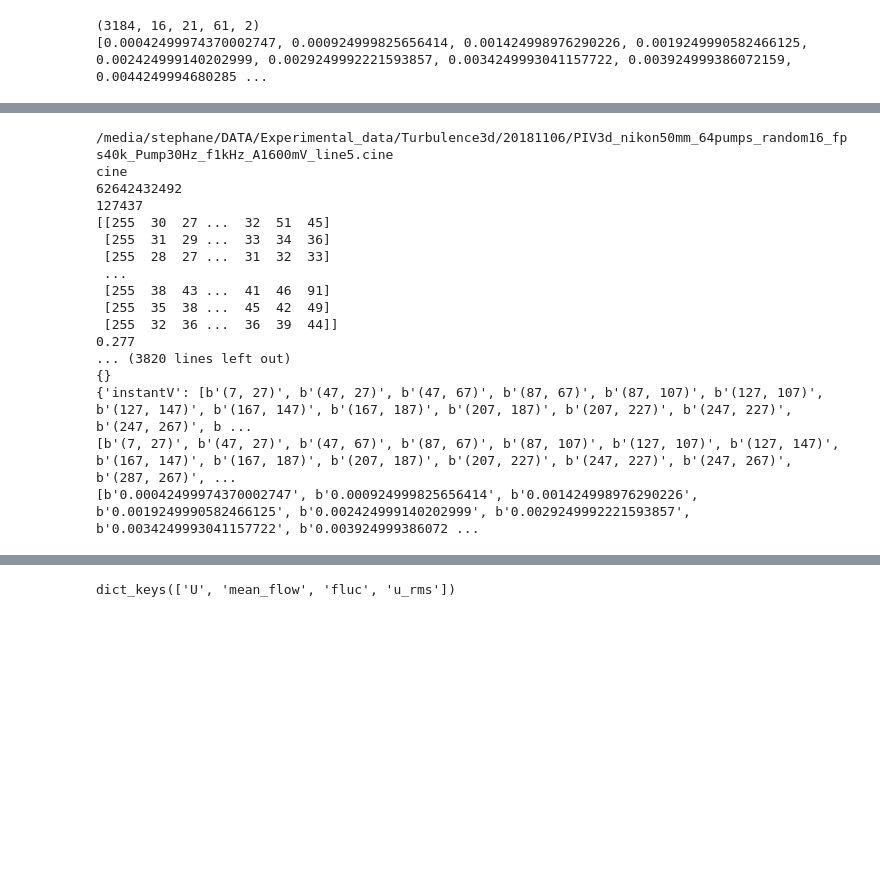
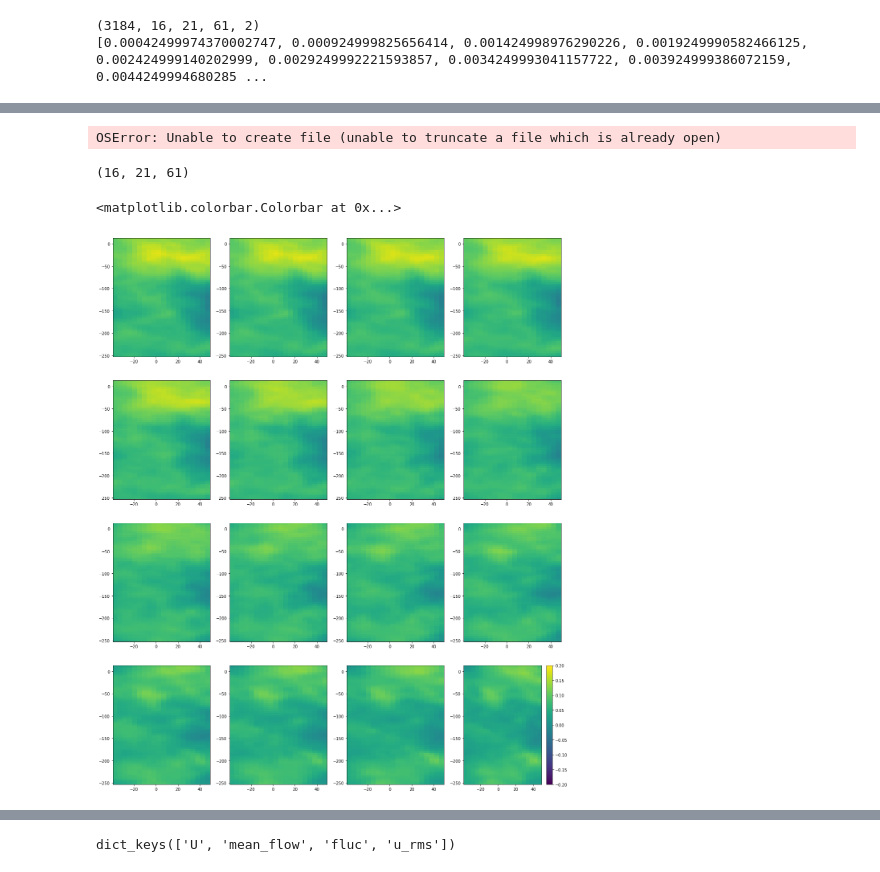
Before and after one commit to PerrardCodes/stephane, a Jupyter notebook: piv3d/Randomjets64_20181106_1_spectrum_increments.ipynb, the cells around one changed output, grey strips where cells are left out. Saved outputs shown, nothing was run; the diff lists cells and outputs as text; code cells hidden in the pictures; blank space fills up the shorter version.

```diff
--- a/piv3d/Randomjets64_20181106_1_spectrum_increments.ipynb
+++ b/piv3d/Randomjets64_20181106_1_spectrum_increments.ipynb
@@ -285,25 +287,9 @@ print(m.Volume.m['tV'])
 # %%
-f = h5pylea.file_name_in_dir(m, os.path.dirname(cinefile)+'/Mesure_20181114/')
+f = h5pylea.file_name_in_dir(m, os.path.dirname(cinefile)+'/Mesure_20181115/')
 h5pylea.obj_in_h5py(m,f)
 f.close()
 # %% [output]
-/media/stephane/DATA/Experimental_data/Turbulence3d/20181106/PIV3d_nikon50mm_64pumps_random16_fps40k_Pump30Hz_f1kHz_A1600mV_line5.cine
-cine
-62642432492
-127437
-[[255  30  27 ...  32  51  45]
- [255  31  29 ...  33  34  36]
- [255  28  27 ...  31  32  33]
- ...
- [255  38  43 ...  41  46  91]
- [255  35  38 ...  45  42  49]
- [255  32  36 ...  36  39  44]]
-0.277
-... (3820 lines left out)
-{}
-{'instantV': [b'(7, 27)', b'(47, 27)', b'(47, 67)', b'(87, 67)', b'(87, 107)', b'(127, 107)', b'(127, 147)', b'(167, 147)', b'(167, 187)', b'(207, 187)', b'(207, 227)', b'(247, 227)', b'(247, 267)', b ...
-[b'(7, 27)', b'(47, 27)', b'(47, 67)', b'(87, 67)', b'(87, 107)', b'(127, 107)', b'(127, 147)', b'(167, 147)', b'(167, 187)', b'(207, 187)', b'(207, 227)', b'(247, 227)', b'(247, 267)', b'(287, 267)', ...
-[b'0.00042499974370002747', b'0.000924999825656414', b'0.001424998976290226', b'0.0019249990582466125', b'0.002424999140202999', b'0.0029249992221593857', b'0.0034249993041157722', b'0.003924999386072 ...
+OSError: Unable to create file (unable to truncate a file which is already open)
 # %%
 f.close()
 # %%
@@ -317,3 +303,31 @@ u_rms = np.sqrt(np.nanmean(fluc[...,0]**2+fluc[...,1]**2 ,axis=0) )
 piv.m['mean_flow'] = mean_flow
 piv.m['fluc'] = fluc
 piv.m['u_rms'] = u_rms
+# %%
+#generate axis
+(Nz,Nx,Ny,Nc) = mean_flow.shape
+#mean_flow = np.transpose(mean_flow,(1,2,0,3))
+
+dz = 42/20
+x = np.arange(-(Nx-1)/2,(Nx-1)/2+1)*processing.dx*1E3*overlap+5
+y = np.arange(-(Ny-1)/2,(Ny-1)/2+1)*processing.dx*1E3*overlap-120
+z = np.arange(-Nz/2,Nz/2)*dz-2
+
+#invariance by rotation in the plane (x,z)
+
+[X,Z,Y] = np.meshgrid(x,z,y)
+print(X.shape)
+# %% [output]
+(16, 21, 61)
+# %%
+fig,axs=plt.subplots(4,4,figsize=(20,25))
+
+for i in range(4):
+    for j in range(4):
+        plt.subplot(4,4,i*4+j+1)
+        plt.pcolormesh(X[0,...],Y[0,...],mean_flow[i*4+j,...,0],vmin=-0.2,vmax=0.2)
+#    plt.colorbar()
+plt.colorbar()
+# %% [output]
+<matplotlib.colorbar.Colorbar at 0x...>
+[figure, added]
```
Also changed, not shown: parts of 15 cells of this notebook, 6 other files.
